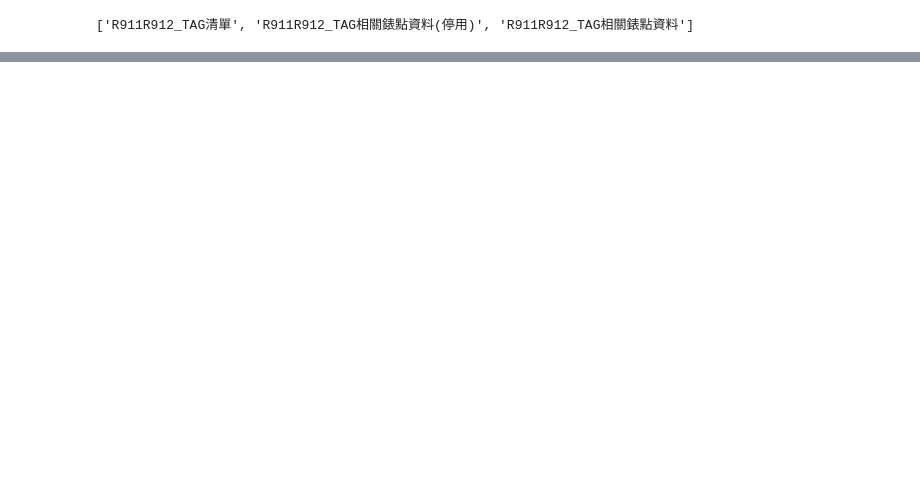
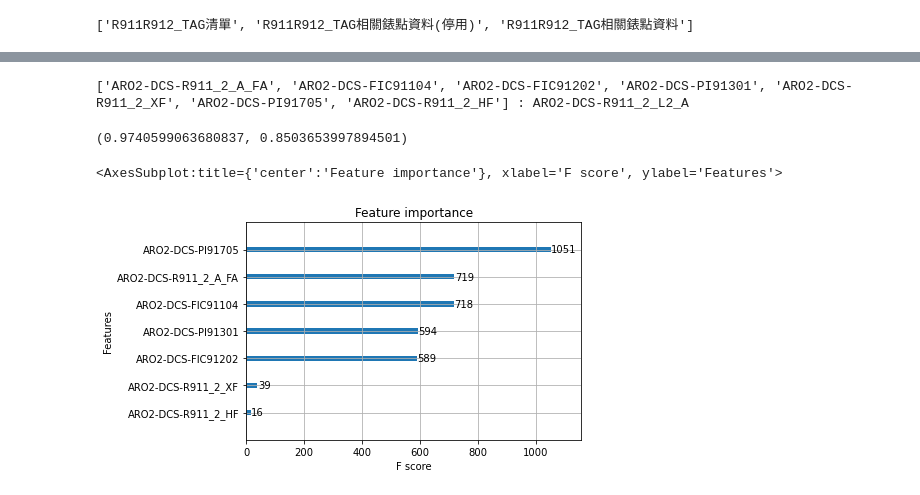
Before and after one commit to skywalker0803r/R911R912, a Jupyter notebook: EDA.ipynb, the cells around one changed output, grey strips where cells are left out. Saved outputs shown, nothing was run; the diff lists cells and outputs as text; code cells hidden in the pictures; blank space fills up the shorter version.

```diff
--- a/EDA.ipynb
+++ b/EDA.ipynb
@@ -61,0 +94,34 @@ ax.set_xticklabels(
+# %%
+y_label = L2[0]
+features = a.corr().abs()[L2].sort_values(by=L2[0],ascending=False).head(10).index.tolist()[1:]
+features.remove(L3[0])
+features.remove(L4[0])
+print(features,':',y_label)
+# %% [output]
+['ARO2-DCS-R911_2_A_FA', 'ARO2-DCS-FIC91104', 'ARO2-DCS-FIC91202', 'ARO2-DCS-PI91301', 'ARO2-DCS-R911_2_XF', 'ARO2-DCS-PI91705', 'ARO2-DCS-R911_2_HF'] : ARO2-DCS-R911_2_L2_A
+# %%
+from sklearn.linear_model import LinearRegression
+import xgboost
+from xgboost import XGBRegressor
+from sklearn.model_selection import train_test_split
+
+for i in a.columns:
+    a[i] = pd.to_numeric(a[i],errors='coerce')
+a = a[features+[y_label]].dropna(axis=0)
+
+X = a[features]
+y = a[y_label]
+
+X_train, X_test, y_train, y_test = train_test_split(X, y, test_size=0.2, random_state=42)
+
+model = XGBRegressor()
+model.fit(X_train,y_train)
+model.score(X_train,y_train),model.score(X_test,y_test)
+# %% [output]
+(0.9740599063680837, 0.8503653997894501)
+# %%
+from xgboost import plot_importance
+plot_importance(model)
+# %% [output]
+<AxesSubplot:title={'center':'Feature importance'}, xlabel='F score', ylabel='Features'>
+[figure, added]
```
Also changed, not shown: parts of 6 cells of this notebook.
